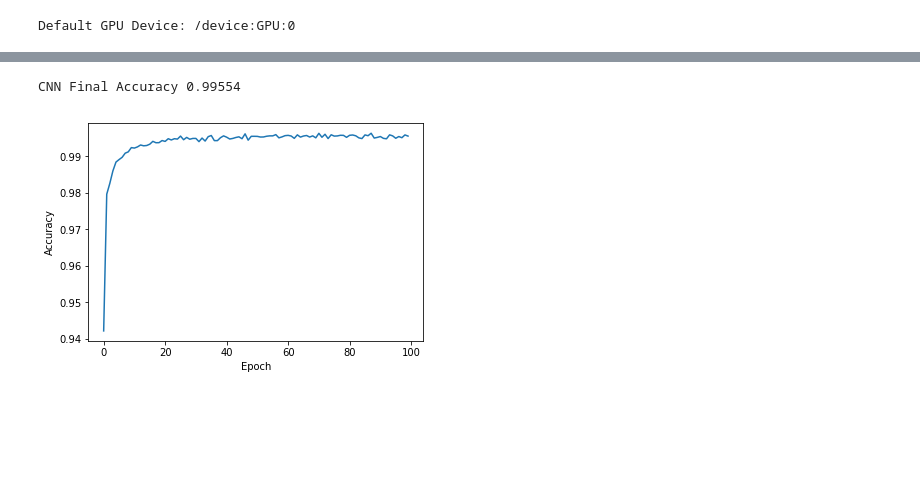
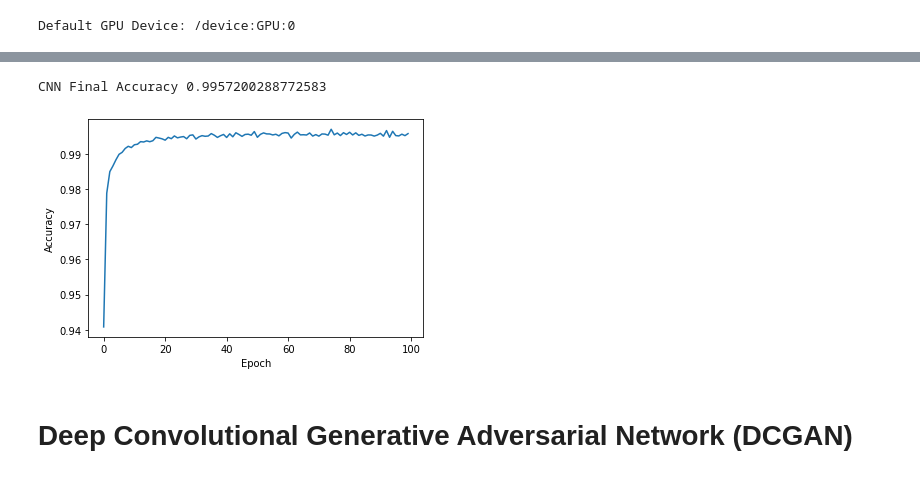
Before and after one commit to aapatel09/handson-unsupervised-learning, a Jupyter notebook: 12_gans.ipynb, the cells around one changed output, grey strips where cells are left out. Cells and saved outputs as stored; diff of their text form; code cells hidden in the pictures; blank space fills up the shorter version.

```diff
--- a/12_gans.ipynb
+++ b/12_gans.ipynb
@@ -156,10 +221,10 @@ dict_keys(['val_loss', 'val_acc', 'loss', 'acc'])
 # %%
 # Plot Accuracy of CNN
-print("CNN Final Accuracy", cnn_history.history['acc'][-1])
-pd.Series(cnn_history.history['acc']).plot(logy=False)
+print("CNN Final Accuracy", cnn_history.history['accuracy'][-1])
+pd.Series(cnn_history.history['accuracy']).plot(logy=False)
 plt.xlabel("Epoch")
 plt.ylabel("Accuracy")
 plt.show()
 # %% [output]
-CNN Final Accuracy 0.99554
+CNN Final Accuracy 0.9957200288772583
-[figure, old version]
+[figure, new version]
@@ -168 +231,3 @@ CNN Final Accuracy 0.99554
+# %% [markdown]
+# Deep Convolutional Generative Adversarial Network (DCGAN)
 # %%
```
Also changed, not shown: parts of 25 cells of this notebook, 26 other files.
